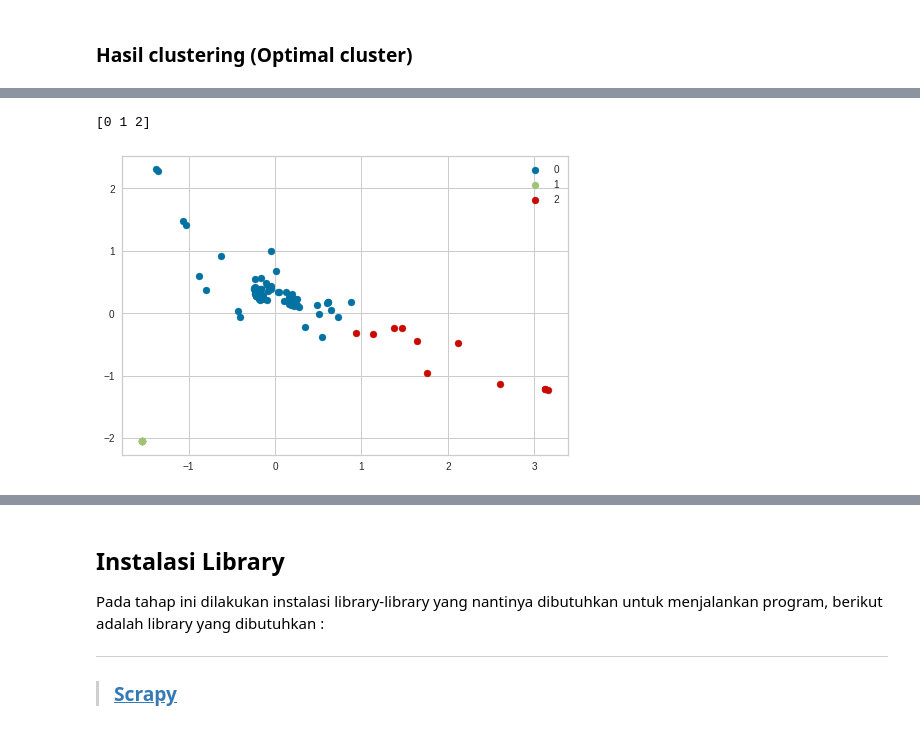
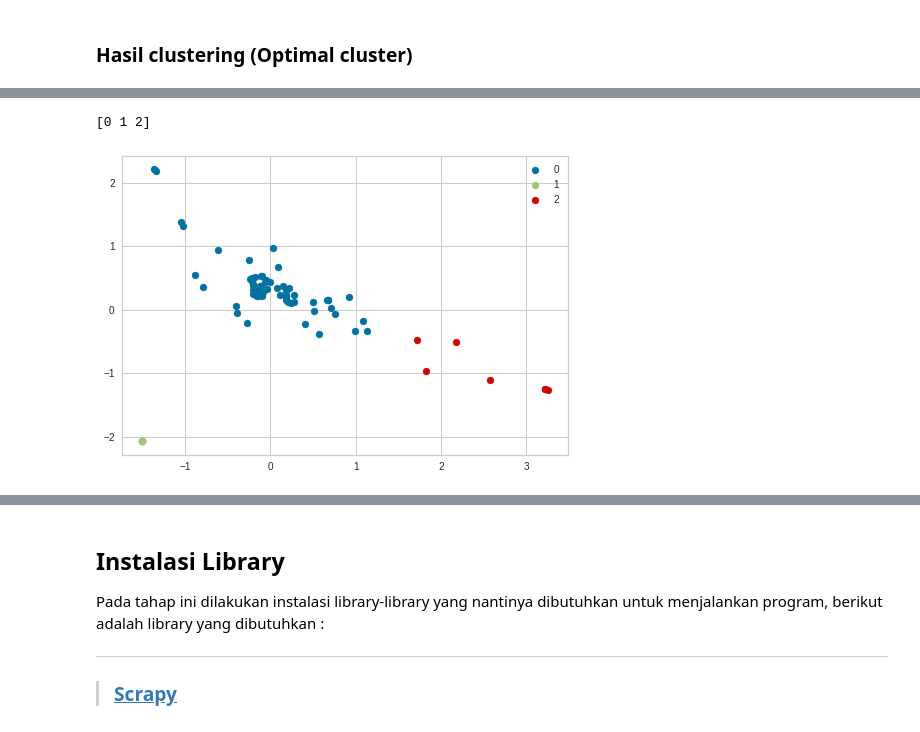
Before and after one commit to smilesense/Web-Mining, a Jupyter notebook: _sources/tugasuts.ipynb, the cells around one changed output, grey strips where cells are left out. Cells and saved outputs as stored; diff of their text form; code cells hidden in the pictures.

```diff
--- a/_sources/tugasuts.ipynb
+++ b/_sources/tugasuts.ipynb
@@ -416,7 +411,7 @@ dfprediksi
 import matplotlib.pyplot as plt
 import numpy as np
 #Mendapatkan label unik
-label = kmeans.fit_predict(df_fcluster)
+label = prediksi
 u_labels = np.unique(label)
 print(u_labels)
 
@@ -486,20 +481,20 @@ dfprediksi_optimal
 # %%
 import matplotlib.pyplot as plt
 import numpy as np
 #mendapatkan label unik
-label = kmeans.fit_predict(df_fcluster)
+label = prediksi
 u_labels = np.unique(label)
 print(u_labels)
 
 #menampilkan hasil dalam bentuk grafik:
 
 for i in u_labels:
     plt.scatter(df_fcluster[label == i , 0] , df_fcluster[label == i , 1] , label = i)
 plt.legend()
 plt.show()
 # %% [output]
 [0 1 2]
-[figure, old version]
+[figure, new version]
 # %% [markdown]
 # **Tugas peringkasan dokumen dari berita online ( link berita bebas) menggunakan metode pagerank**
 
```
Also changed, not shown: parts of 13 cells of this notebook, 5 other files.
